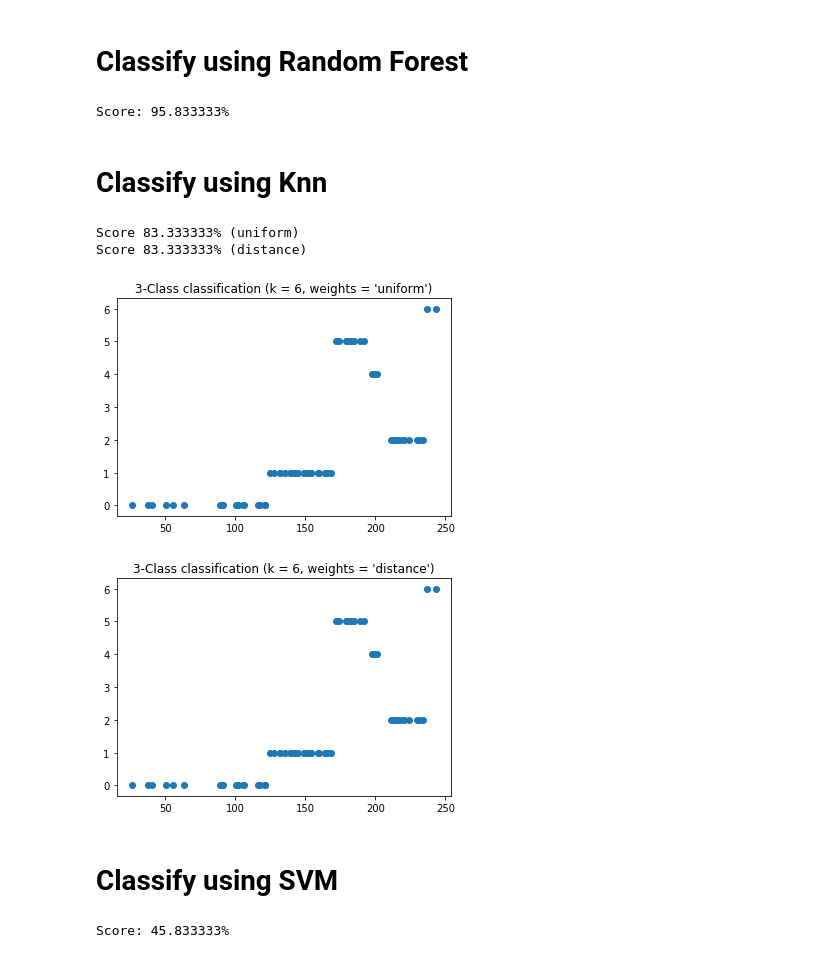
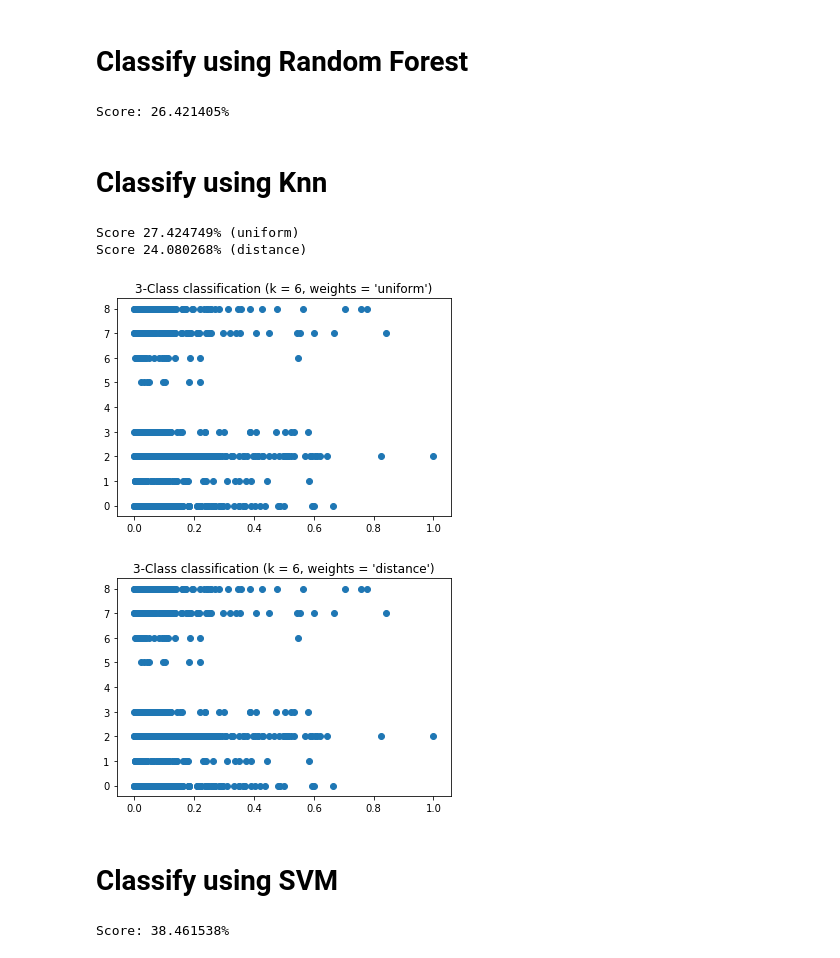
Before and after one commit to sayden/machine-learning-on-cycling-data, a Jupyter notebook: Intervals Classification using Scikit-Learn.ipynb, the cells around one changed output. Cells and saved outputs as stored; diff of their text form; code cells hidden in the pictures.

```diff
--- a/Intervals Classification using Scikit-Learn.ipynb
+++ b/Intervals Classification using Scikit-Learn.ipynb
@@ -31,10 +132,10 @@ from mpl_toolkits.mplot3d import Axes3D
 from sklearn.preprocessing import StandardScaler
 
 x_label = 'time'
-y_label = 'watts'
+y_label = 'tss'
 z_label = 'codes'
 
-clean = t_data.drop(['filename', 'epoch_day', 'temp'], axis=1)
+clean = t_data.drop(['filename', 'temp'], axis=1)
 
 codes = pd.Categorical(clean.training_type)
 cath = pd.DataFrame({"codes": codes.codes})
@@ -104,0 +194,19 @@ See the caveats in the documentation: http://pandas.pydata.org/pandas-docs/stabl
+# %%
+from sklearn.utils import shuffle
+from sklearn.model_selection import train_test_split
+from sklearn.preprocessing import MinMaxScaler
+
+data = shuffle(clean, random_state=7)
+data = data[data.epoch_day > 14516]
+data = data[['kilojoules', 'time', 'codes']]
+data.dropna(inplace=True)
+
+# normalize the dataset
+scaler = MinMaxScaler(feature_range=(0, 1))
+classify = pdf(scaler.fit_transform(data[['kilojoules','time']]))
+classify = classify.rename(columns={0:'kilojoules', 1:'time'})
+
+# # Split into training and test
+x_train, x_test = train_test_split(classify, train_size=0.8)
+y_train, y_test = train_test_split(data.codes, train_size=0.8)
+classify
@@ -108,7 +235,7 @@ See the caveats in the documentation: http://pandas.pydata.org/pandas-docs/stabl
 from sklearn.ensemble import RandomForestClassifier
 from sklearn.model_selection import cross_val_score
 
-clf = RandomForestClassifier(n_estimators=100)
+clf = RandomForestClassifier(n_estimators=1000)
 
 clf = clf.fit(x_train, y_train)
 
@@ -116,37 +243,37 @@ score = clf.score(x_test, y_test)
 
 print("Score: %f%%" % (score.mean()*100))
 # %% [output]
-Score: 95.833333%
+Score: 26.421405%
 # %% [markdown]
 # Classify using Knn
 # %%
 import numpy as np
 import matplotlib.pyplot as plt
 from matplotlib.colors import ListedColormap
 from sklearn import neighbors
 
 n_neighbors = 6
 
 for weights in ['uniform', 'distance']:
     clf = neighbors.KNeighborsClassifier(n_neighbors, weights=weights)
     clf.fit(x_train, y_train)
 
     # Plot
     plt.figure()
 
     # Plot also the training points
-    plt.scatter(x_train.watts, y_train)
+    plt.scatter(x_train.kilojoules, y_train)
     plt.title("3-Class classification (k = %i, weights = '%s')"
               % (n_neighbors, weights))
 
     print("Score %f%% (%s)" % (clf.score(x_test, y_test).mean()*100, weights))
 
 plt.show()
 # %% [output]
-Score 83.333333% (uniform)
-Score 83.333333% (distance)
+Score 27.424749% (uniform)
+Score 24.080268% (distance)
-[figure, old version]
+[figure, new version]
-[figure, old version]
+[figure, new version]
 # %% [markdown]
 # Classify using SVM
 # %%
@@ -159,4 +286,4 @@ score = clf.score(x_test, y_test)
 
 print("Score: %f%%" % (score.mean()*100))
 # %% [output]
-Score: 45.833333%
+Score: 38.461538%
```
Also changed, not shown: parts of 5 cells of this notebook, 4 other files.
